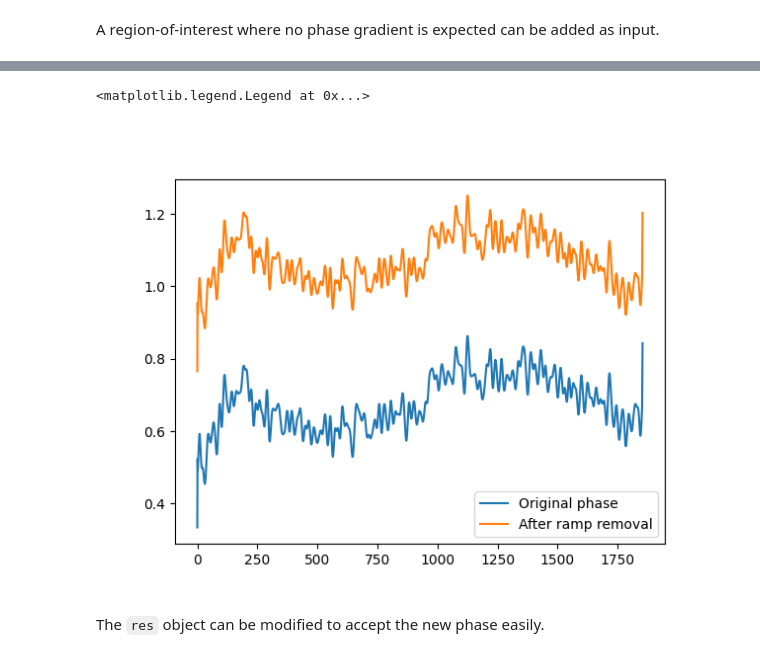
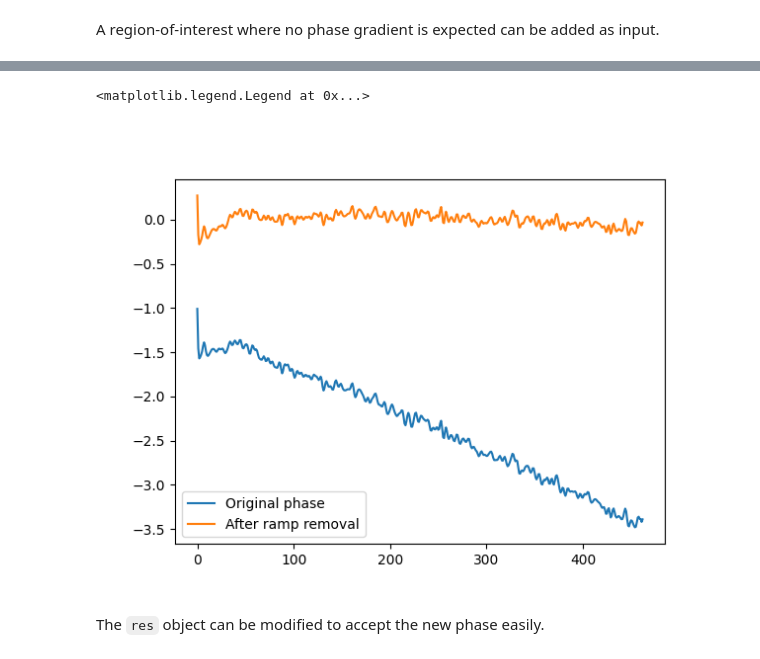
Before and after one commit to LiberTEM/LiberTEM-holo, a Jupyter notebook: notebooks/Reconstruction.ipynb, the cells around one changed output, grey strips where cells are left out. Drawn from its saved outputs; the diff is of its cells as text; code cells hidden in the pictures.

```diff
--- a/notebooks/Reconstruction.ipynb
+++ b/notebooks/Reconstruction.ipynb
@@ -25,11 +25,13 @@ from libertem_holo.base.unwrap import phase_unwrap
 Data is loaded from dm3 or dm4 files directly into a 'data' object which contains the stack as well as metadata information such as the pixel size in meters, the total exposure time in seconds and the GMS tags.
 # %%
 # Reference stack
-path = "/storage/er-c-data/adhoc/libertem/libertem-test-data/dm/holo/reconstr/stack_ref_plus.dm4"
+#path = "/storage/er-c-data/adhoc/libertem/libertem-test-data/dm/holo/reconstr/stack_ref_minus.dm4"
+path = "/storage/er-c-data/adhoc/mnp_holo/2025-11-28-magcurve/raw/PosC_alpha0-68_moins_31kX_ref_01.dm4"
 data_ref = InputData.load_from_dm(path)
 
 # Object stack
-path = "/storage/er-c-data/adhoc/libertem/libertem-test-data/dm/holo/reconstr/stack_obj_plus.dm4"
+#path = "/storage/er-c-data/adhoc/libertem/libertem-test-data/dm/holo/reconstr/stack_obj_minus.dm4"
+path = "/storage/er-c-data/adhoc/mnp_holo/2025-11-28-magcurve/raw/PosC_alpha1-15_moins_31kX_02.dm4"
 data_obj = InputData.load_from_dm(path)
 # %%
 data_obj.pixelsize, data_obj.exposure_time, data_obj.shape
@@ -161,7 +161,7 @@ temporary function, needs to import it from convenience ? or reconstr module
 # %%
 def reconstruct_stack(stack, stack_ref=None, holoparams=None, xp=xp):
     sig_shape = stack.data[0].shape
-    out_shape = (sig_shape[0]//2, sig_shape[1]//2)
+    out_shape = (sig_shape[0]//8, sig_shape[1]//8)
     if holoparams is None:
         holoparams = HoloParams.from_hologram(
             stack.data[0], out_shape=out_shape, xp=xp,
@@ -299,0 +277,5 @@ plt.imshow(res.unwrapped_phase)
+# %%
+fig, ax = plt.subplots()
+roi = np.s_[50:150, 250:400]
+ax.imshow(res.unwrapped_phase)
+make_rect_fig(ax, rois=[roi])
@@ -300,13 +284,14 @@ plt.imshow(res.unwrapped_phase)
 # %%
-phase_t, _, _ = remove_phase_ramp(res.unwrapped_phase, roi=np.s_[250:700, 1000:1500], method = 'gradient')
+phase_t, _, _ = remove_phase_ramp(res.unwrapped_phase, roi=roi, method = 'gradient')
+phase_t -= np.mean(phase_t[roi])
 # %%
 plt.figure()
-plt.plot(res.unwrapped_phase[500, ...], label='Original phase')
-plt.plot(phase_t[500, ...], label='After ramp removal')
+plt.plot(res.unwrapped_phase[150, ...], label='Original phase')
+plt.plot(phase_t[150, ...], label='After ramp removal')
 plt.legend()
 # %% [output]
 <matplotlib.legend.Legend at 0x...>
-[figure, old version]
+[figure, new version]
 # %% [markdown]
 The `res` object can be modified to accept the new phase easily.
 # %%
```
Also changed, not shown: parts of 20 cells of this notebook, 1 other file.
